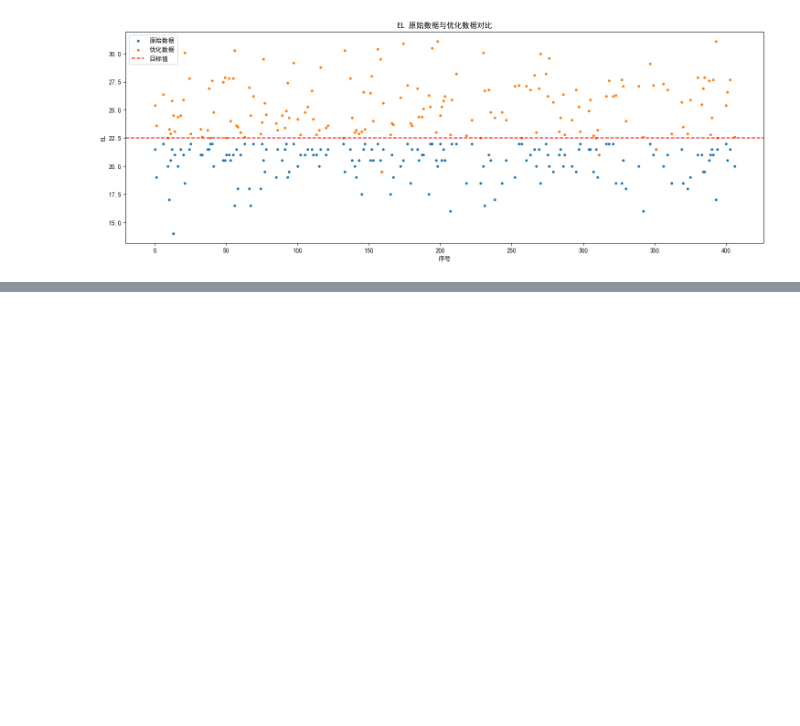
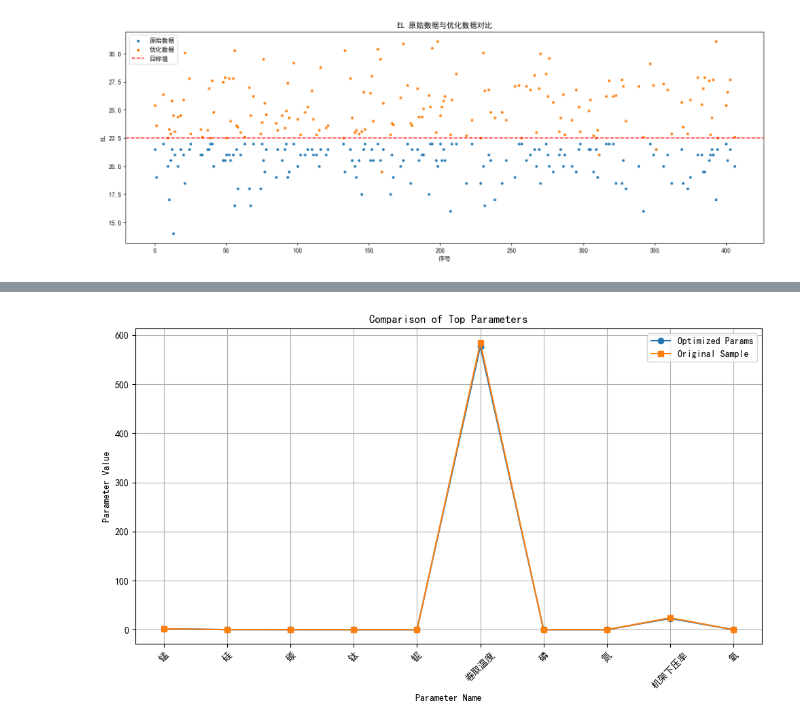
Before and after one commit to linye157/Predict, a Jupyter notebook: optimize_PPO_draw_picture.ipynb, the cells around one changed output, grey strips where cells are left out. Saved outputs shown, nothing was run; the diff lists cells and outputs as text; code cells hidden in the pictures; blank space fills up the shorter version.

```diff
--- a/optimize_PPO_draw_picture.ipynb
+++ b/optimize_PPO_draw_picture.ipynb
@@ -12,11 +12,11 @@ from tqdm import tqdm
 # 配置类
 class Config:
     # 目标性能阈值（根据需求修改）
-    TARGETS = np.array([134, 278, 22.5])  # 三个性能指标的最低要求
+    TARGETS = np.array([130, 270, 26])  # 三个性能指标的最低要求
     # SHAP参数
     SAMPLE_RATIO = 0.1     # 背景数据采样比例
     N_SUMMARY = 100        # SHAP背景数据压缩量
-    TOP_K = 5              # 每个样本选择的关键参数数量
+    TOP_K = 10              # 每个样本选择的关键参数数量
 
     MAX_STEPS = 100  # 最大步数
     BUFFER_RATIO = 0.1  # 动态范围比例
@@ -414,0 +618,6 @@ for i, target in enumerate(output_name):
+# %%
+unqualified_samples = find_unqualified_samples(y_test, Config.TARGETS)
+X_unqualified = X_test[unqualified_samples]
+y_unqualified = y_test[unqualified_samples]
+print(f"不合格样本数量: {len(unqualified_samples)}")
+print(X_unqualified.shape, y_unqualified.shape)
@@ -414,0 +665,6 @@ for i, target in enumerate(output_name):
+# %%
+TOP_10_name=['锰','硅','碳','钛','铌','卷取温度',
+             '磷','氮','机架下压率','氧']
+#得到top_10的索引
+top_10_indices = [Parameter_header2.index(name) for name in TOP_10_name]
+print(top_10_indices)
@@ -414,0 +713,31 @@ for i, target in enumerate(output_name):
+# %%
+import matplotlib.pyplot as plt
+import numpy as np
+
+# 假设这些变量已经定义好：
+# Parameter_header2: list of all parameter names
+# top_10_indices: list or array of indices for top 10 parameters
+# optimized_params: array of all optimized parameters
+# sample: array of original sample parameters
+
+# 获取前10的参数名称
+x_labels = [Parameter_header2[i] for i in top_10_indices]
+
+# 获取对应的参数值
+optimized_values = [optimized_params[i] for i in top_10_indices]
+sample_values = [sample[i] for i in top_10_indices]
+
+# 绘制折线图
+plt.figure(figsize=(10, 6))
+plt.plot(x_labels, optimized_values, marker='o', label='Optimized Params')
+plt.plot(x_labels, sample_values, marker='s', label='Original Sample')
+plt.xlabel('Parameter Name')
+plt.ylabel('Parameter Value')
+plt.title('Comparison of Top Parameters')
+plt.legend()
+plt.grid(True)
+plt.xticks(rotation=45)
+plt.tight_layout()
+plt.show()
+# %% [output]
+[figure, added]
```
Also changed, not shown: parts of 19 cells of this notebook.
